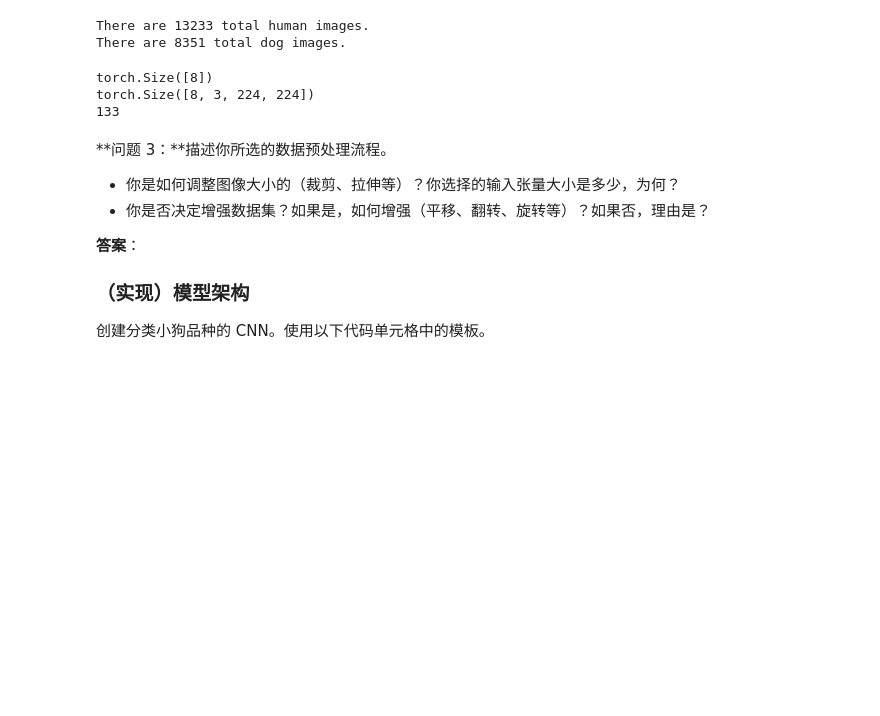
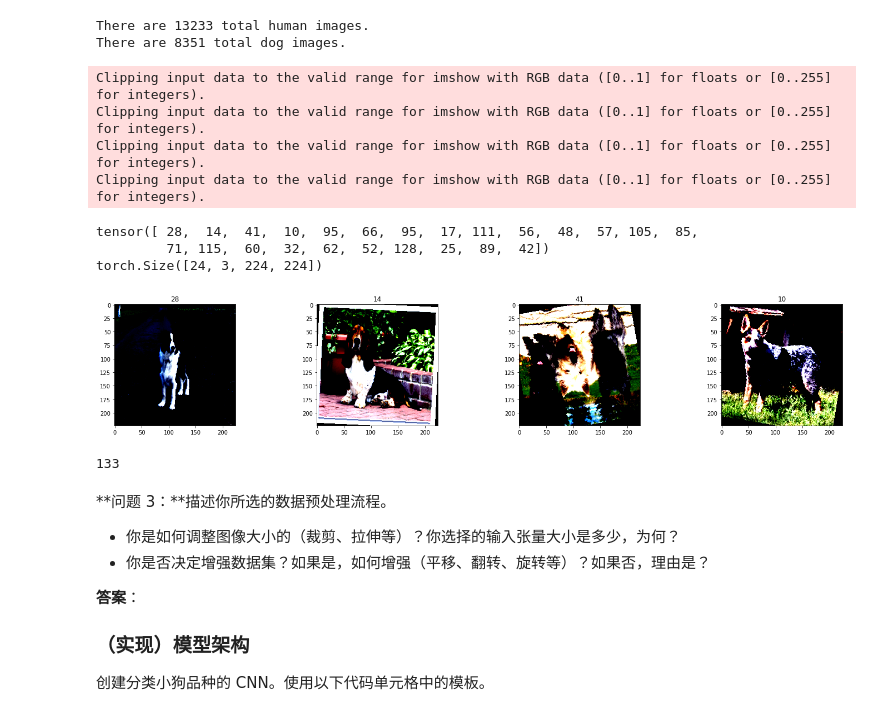
Before and after one commit to wuRDmemory/deep, a Jupyter notebook: dog-project/dog_app-cn-Copy1.ipynb, the cells around one changed output. Cells and saved outputs as stored; diff of their text form; code cells hidden in the pictures; blank space fills up the shorter version.

```diff
--- a/dog-project/dog_app-cn-Copy1.ipynb
+++ b/dog-project/dog_app-cn-Copy1.ipynb
@@ -341,45 +370,53 @@ There are 8351 total dog images.
 # %%
 import os
 from torchvision import datasets
 
 ### TODO: Write data loaders for training, validation, and test sets
 ## Specify appropriate transforms, and batch_sizes
 
 train_transforms = transforms.Compose([transforms.Resize(size=(224, 224)),
                                        transforms.RandomRotation(degrees=10),
                                        transforms.RandomHorizontalFlip(p=0.2),
                                        transforms.RandomVerticalFlip(p=0.2),
                                        transforms.ToTensor(),
-                                       transforms.Normalize(mean = (0.5, 0.5, 0.5), std = (0.5, 0.5, 0.5))])
-other_transforms = transforms.Compose([transforms.Resize(size=(224, 224)), transforms.ToTensor()])
+                                       transforms.Normalize(mean = (0.4915, 0.4744, 0.4041), std = (0.2646, 0.2596, 0.2670))])
+other_transforms = transforms.Compose([transforms.Resize(size=(224, 224)),
+                                       transforms.ToTensor(),
+                                       transforms.Normalize(mean = (0.4915, 0.4744, 0.4041), std = (0.2646, 0.2596, 0.2670))])
 
 
 train_data = datasets.ImageFolder(os.path.join(dog_dir, 'train'),transform=train_transforms)
 test_data = datasets.ImageFolder(os.path.join(dog_dir, 'test'), transform=other_transforms)
 valid_data = datasets.ImageFolder(os.path.join(dog_dir, 'valid'), transform=other_transforms)
 
-train_loader = torch.utils.data.DataLoader(train_data,  batch_size=8, shuffle=True)
+train_loader = torch.utils.data.DataLoader(train_data,  batch_size=24, shuffle=True)
 test_loader = torch.utils.data.DataLoader(test_data, batch_size=2, shuffle=True)
 valid_loader = torch.utils.data.DataLoader(valid_data, batch_size=2, shuffle=True)
 
 train_loader_iter = iter(train_loader)
 train_images, train_labels = next(train_loader_iter)
 
-print(train_labels.shape)
+print(train_labels)
 print(train_images.shape)
-# fig, axes = plt.subplots(figsize=(25,4), ncols=2)
-# for ii in range(2):
-#     ax = axes[ii]
-#     image = train_images[ii,:,:,:].numpy().transpose((1, 2, 0))
-#     ax.imshow(image)
-#     ax.set_title(str(train_labels[ii].item()))
+fig, axes = plt.subplots(figsize=(25,4), ncols=4)
+for ii in range(4):
+    ax = axes[ii]
+    image = train_images[ii,:,:,:].numpy().transpose((1, 2, 0))
+    ax.imshow(image)
+    ax.set_title(str(train_labels[ii].item()))
 
-# plt.show()
+plt.show()
 print(len(train_data.classes))
 # %% [output]
-torch.Size([8])
-torch.Size([8, 3, 224, 224])
-133
+Clipping input data to the valid range for imshow with RGB data ([0..1] for floats or [0..255] for integers).
+Clipping input data to the valid range for imshow with RGB data ([0..1] for floats or [0..255] for integers).
+Clipping input data to the valid range for imshow with RGB data ([0..1] for floats or [0..255] for integers).
+Clipping input data to the valid range for imshow with RGB data ([0..1] for floats or [0..255] for integers).
+tensor([ 28,  14,  41,  10,  95,  66,  95,  17, 111,  56,  48,  57, 105,  85,
+         71, 115,  60,  32,  62,  52, 128,  25,  89,  42])
+torch.Size([24, 3, 224, 224])
+[figure, added]
+133
 # %% [markdown]
 **问题 3：**描述你所选的数据预处理流程。
 - 你是如何调整图像大小的（裁剪、拉伸等）？你选择的输入张量大小是多少，为何？
```
Also changed, not shown: parts of 6 cells of this notebook.
